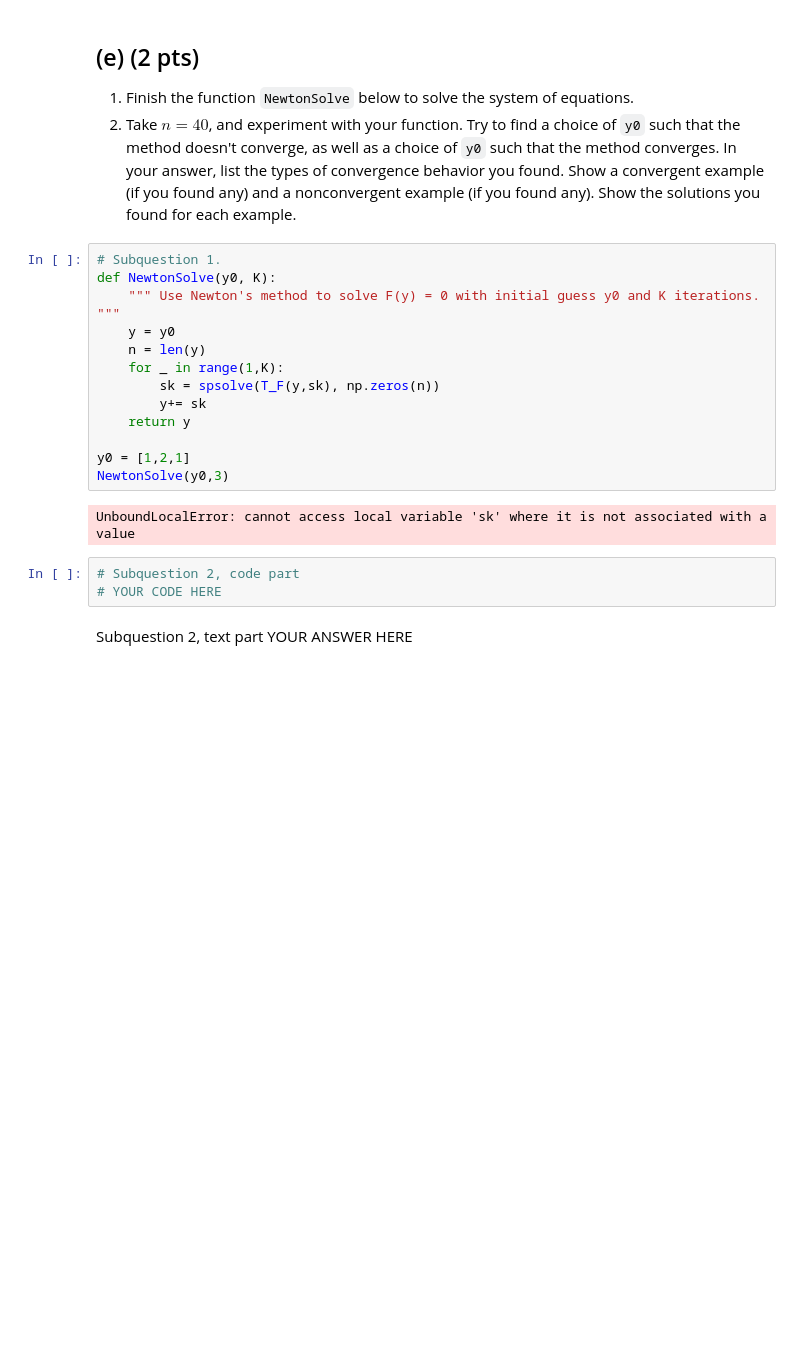
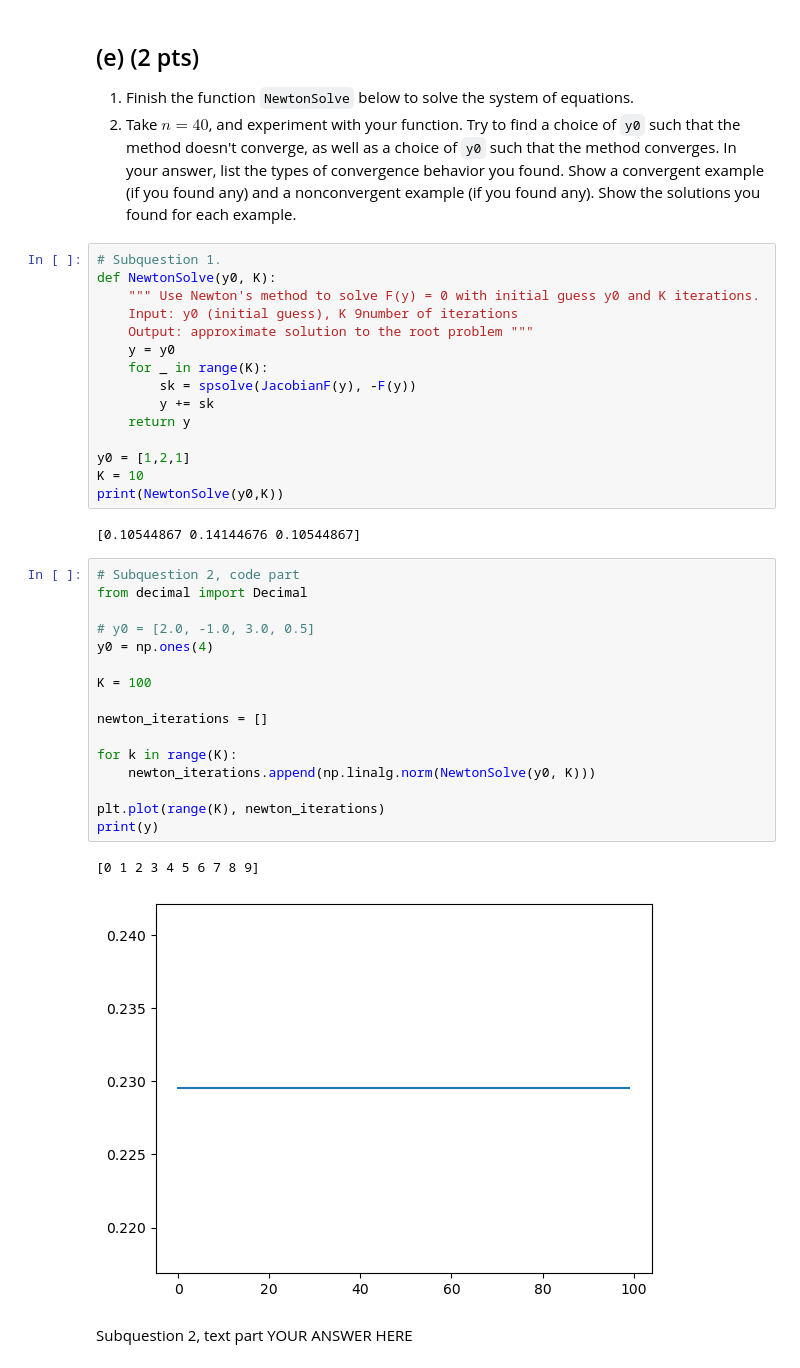
Before and after one commit to sachagijsbers/numerical_alg, a Jupyter notebook: week_4/hw4_2023.ipynb, the cells around one changed output. Saved outputs shown, nothing was run; the diff lists cells and outputs as text; blank space fills up the shorter version.

```diff
--- a/week_4/hw4_2023.ipynb
+++ b/week_4/hw4_2023.ipynb
@@ -286,20 +290,38 @@ F(y+s) = [  2.38560102   7.46331735 -51.71260007   7.46331735   2.38560102]
 # %%
 # Subquestion 1.
 def NewtonSolve(y0, K):
-    """ Use Newton's method to solve F(y) = 0 with initial guess y0 and K iterations. """
+    """ Use Newton's method to solve F(y) = 0 with initial guess y0 and K iterations.
+    Input: y0 (initial guess), K 9number of iterations
+    Output: approximate solution to the root problem """
     y = y0
-    n = len(y)
-    for _ in range(1,K):
-        sk = spsolve(T_F(y,sk), np.zeros(n))
-        y+= sk
+    for _ in range(K):
+        sk = spsolve(JacobianF(y), -F(y))
+        y += sk
     return y
 
 y0 = [1,2,1]
-NewtonSolve(y0,3)
+K = 10
+print(NewtonSolve(y0,K))
 # %% [output]
-UnboundLocalError: cannot access local variable 'sk' where it is not associated with a value
+[0.10544867 0.14144676 0.10544867]
 # %%
 # Subquestion 2, code part
-# YOUR CODE HERE
+from decimal import Decimal
+
+# y0 = [2.0, -1.0, 3.0, 0.5]
+y0 = np.ones(4)
+
+K = 100
+
+newton_iterations = []
+
+for k in range(K):
+    newton_iterations.append(np.linalg.norm(NewtonSolve(y0, K)))
+
+plt.plot(range(K), newton_iterations)
+print(y)
+# %% [output]
+[0 1 2 3 4 5 6 7 8 9]
+[figure, added]
 # %% [markdown]
 Subquestion 2, text part YOUR ANSWER HERE
```
Also changed, not shown: parts of 3 cells of this notebook.
